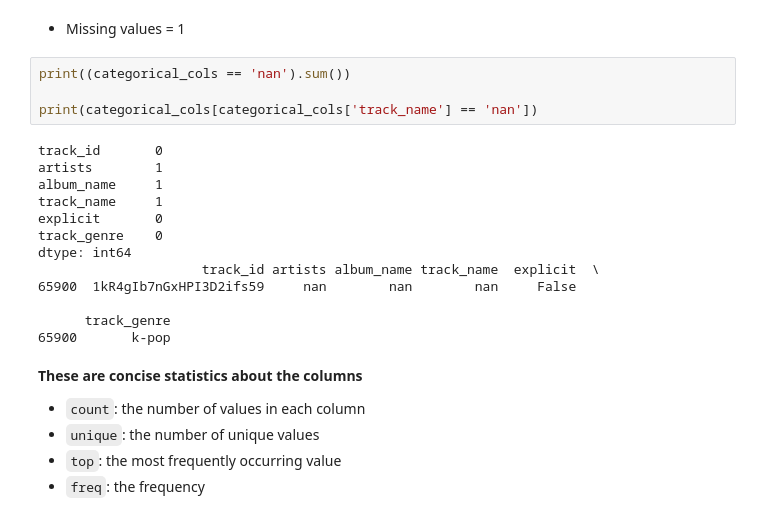
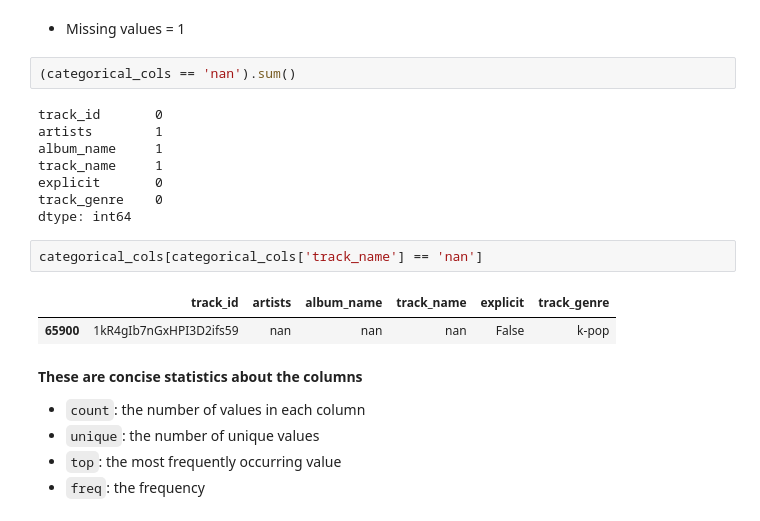
Before and after one commit to duongtruongbinh/Prog4DS_FinalProject, a Jupyter notebook: Data_Exploring-and-Preprocessing.ipynb, the cells around one changed output. Saved outputs shown, nothing was run; the diff lists cells and outputs as text.

Commit message:
categorical column demo

```diff
--- a/Data_Exploring-and-Preprocessing.ipynb
+++ b/Data_Exploring-and-Preprocessing.ipynb
@@ -205,9 +206,7 @@ memory usage: 5.3+ MB
 # %% [markdown]
 - Missing values = 1
 # %%
-print((categorical_cols == 'nan').sum())
-
-print(categorical_cols[categorical_cols['track_name'] == 'nan'])
+(categorical_cols == 'nan').sum()
 # %% [output]
 track_id       0
 artists        1
@@ -216,11 +215,11 @@ track_name     1
 explicit       0
 track_genre    0
 dtype: int64
-                     track_id artists album_name track_name  explicit  \
-65900  1kR4gIb7nGxHPI3D2ifs59     nan        nan        nan     False
-
-      track_genre
-65900       k-pop
+# %%
+categorical_cols[categorical_cols['track_name'] == 'nan']
+# %% [output]
+|  | track_id | artists | album_name | track_name | explicit | track_genre |
+| 65900 | 1kR4gIb7nGxHPI3D2ifs59 | nan | nan | nan | False | k-pop |
 # %% [markdown]
 **These are concise statistics about the columns**
 - `count`: the number of values in each column
```
Also changed, not shown: parts of 9 cells of this notebook.
